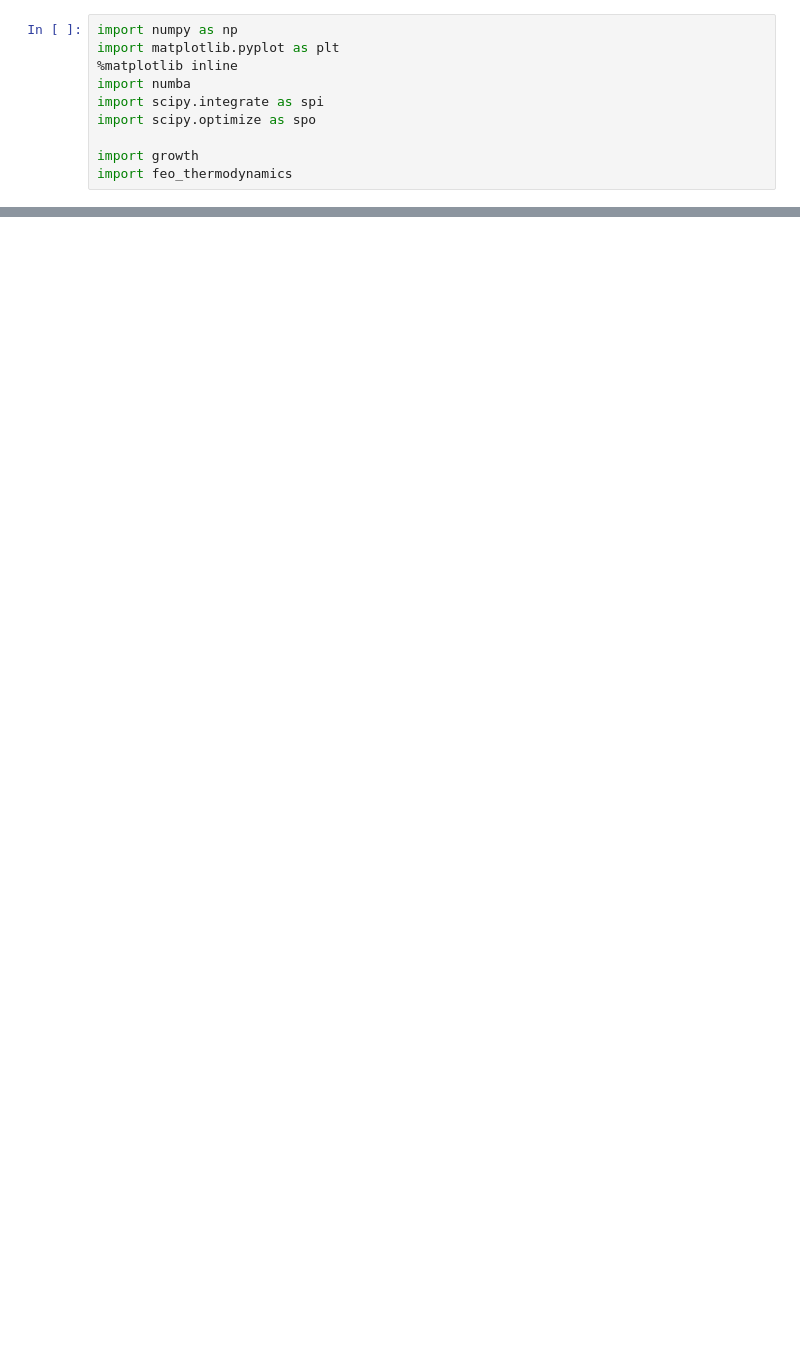
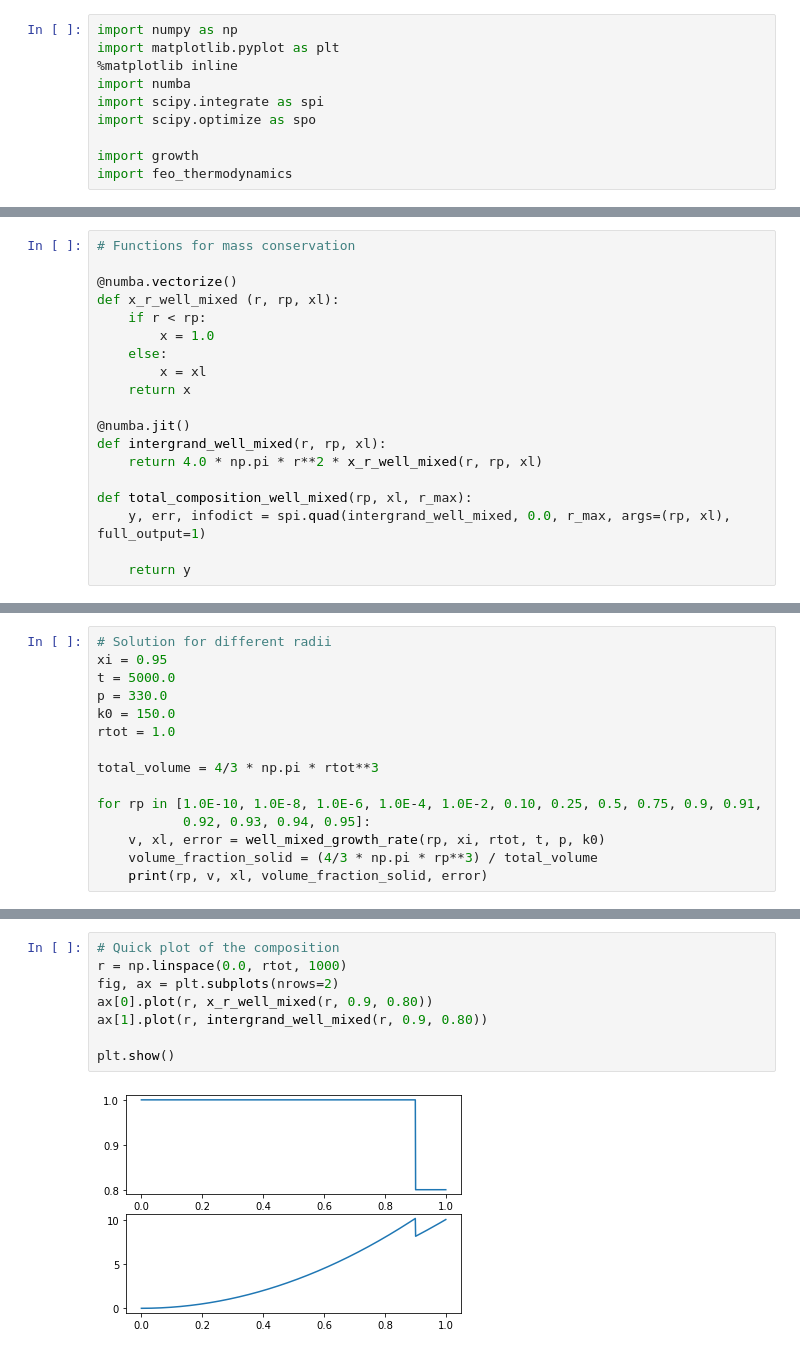
Before and after one commit to andreww/slurry, a Jupyter notebook: growth_with_boundary_layer.ipynb, the cells around one changed output, grey strips where cells are left out. Saved outputs shown, nothing was run; the diff lists cells and outputs as text; blank space fills up the shorter version.

```diff
--- a/growth_with_boundary_layer.ipynb
+++ b/growth_with_boundary_layer.ipynb
@@ -34,0 +66,19 @@ import feo_thermodynamics
+# %%
+# Functions for mass conservation
+
+@numba.vectorize()
+def x_r_well_mixed (r, rp, xl):
+    if r < rp:
+        x = 1.0
+    else:
+        x = xl
+    return x
+
+@numba.jit()
+def intergrand_well_mixed(r, rp, xl):
+    return 4.0 * np.pi * r**2 * x_r_well_mixed(r, rp, xl)
+
+def total_composition_well_mixed(rp, xl, r_max):
+    y, err, infodict = spi.quad(intergrand_well_mixed, 0.0, r_max, args=(rp, xl), full_output=1)
+
+    return y
@@ -34,0 +113,15 @@ import feo_thermodynamics
+# %%
+# Solution for different radii
+xi = 0.95
+t = 5000.0
+p = 330.0
+k0 = 150.0
+rtot = 1.0
+
+total_volume = 4/3 * np.pi * rtot**3
+
+for rp in [1.0E-10, 1.0E-8, 1.0E-6, 1.0E-4, 1.0E-2, 0.10, 0.25, 0.5, 0.75, 0.9, 0.91,
+           0.92, 0.93, 0.94, 0.95]:
+    v, xl, error = well_mixed_growth_rate(rp, xi, rtot, t, p, k0)
+    volume_fraction_solid = (4/3 * np.pi * rp**3) / total_volume
+    print(rp, v, xl, volume_fraction_solid, error)
@@ -34,0 +144,10 @@ import feo_thermodynamics
+# %%
+# Quick plot of the composition
+r = np.linspace(0.0, rtot, 1000)
+fig, ax = plt.subplots(nrows=2)
+ax[0].plot(r, x_r_well_mixed(r, 0.9, 0.80))
+ax[1].plot(r, intergrand_well_mixed(r, 0.9, 0.80))
+
+plt.show()
+# %% [output]
+[figure, added]
```
Also changed, not shown: parts of 12 cells of this notebook.
